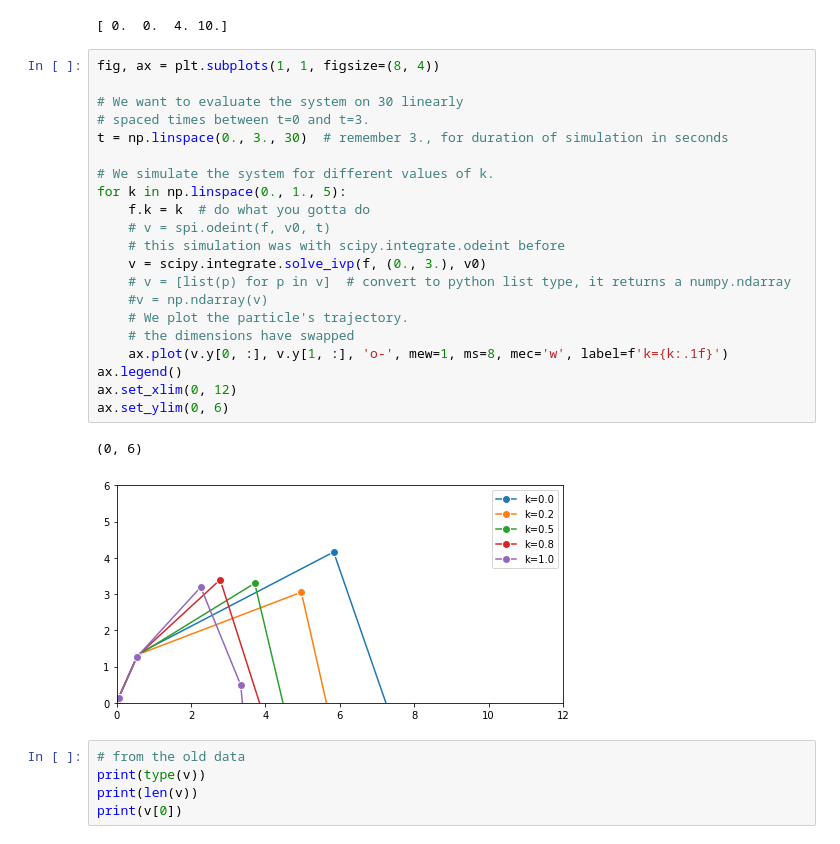
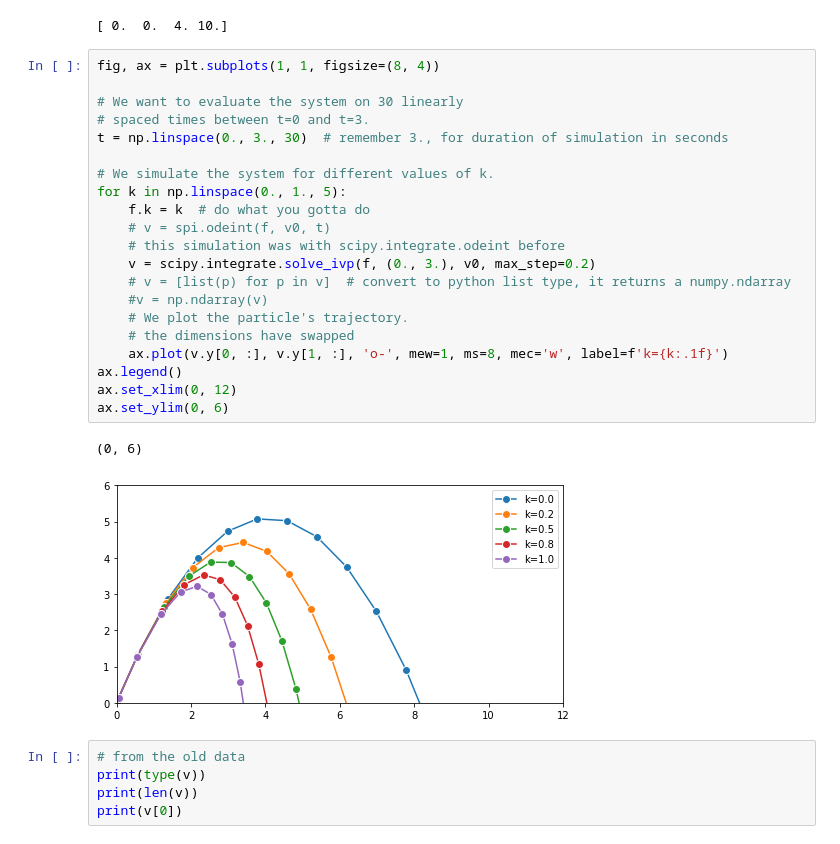
Before and after one commit to AlanCoding/orbital-relative, a Jupyter notebook: cookbook_replication.ipynb, the cells around one changed output. Drawn from its saved outputs; the diff is of its cells as text.

Commit message:
add max_step param

```diff
--- a/cookbook_replication.ipynb
+++ b/cookbook_replication.ipynb
@@ -35,27 +35,27 @@ print(v0)
 # %%
 fig, ax = plt.subplots(1, 1, figsize=(8, 4))
 
 # We want to evaluate the system on 30 linearly
 # spaced times between t=0 and t=3.
 t = np.linspace(0., 3., 30)  # remember 3., for duration of simulation in seconds
 
 # We simulate the system for different values of k.
 for k in np.linspace(0., 1., 5):
     f.k = k  # do what you gotta do
     # v = spi.odeint(f, v0, t)
     # this simulation was with scipy.integrate.odeint before
-    v = scipy.integrate.solve_ivp(f, (0., 3.), v0)
+    v = scipy.integrate.solve_ivp(f, (0., 3.), v0, max_step=0.2)
     # v = [list(p) for p in v]  # convert to python list type, it returns a numpy.ndarray
     #v = np.ndarray(v)
     # We plot the particle's trajectory.
     # the dimensions have swapped
     ax.plot(v.y[0, :], v.y[1, :], 'o-', mew=1, ms=8, mec='w', label=f'k={k:.1f}')
 ax.legend()
 ax.set_xlim(0, 12)
 ax.set_ylim(0, 6)
 # %% [output]
 (0, 6)
-[figure, old version]
+[figure, new version]
 # %%
 # from the old data
 print(type(v))
```
